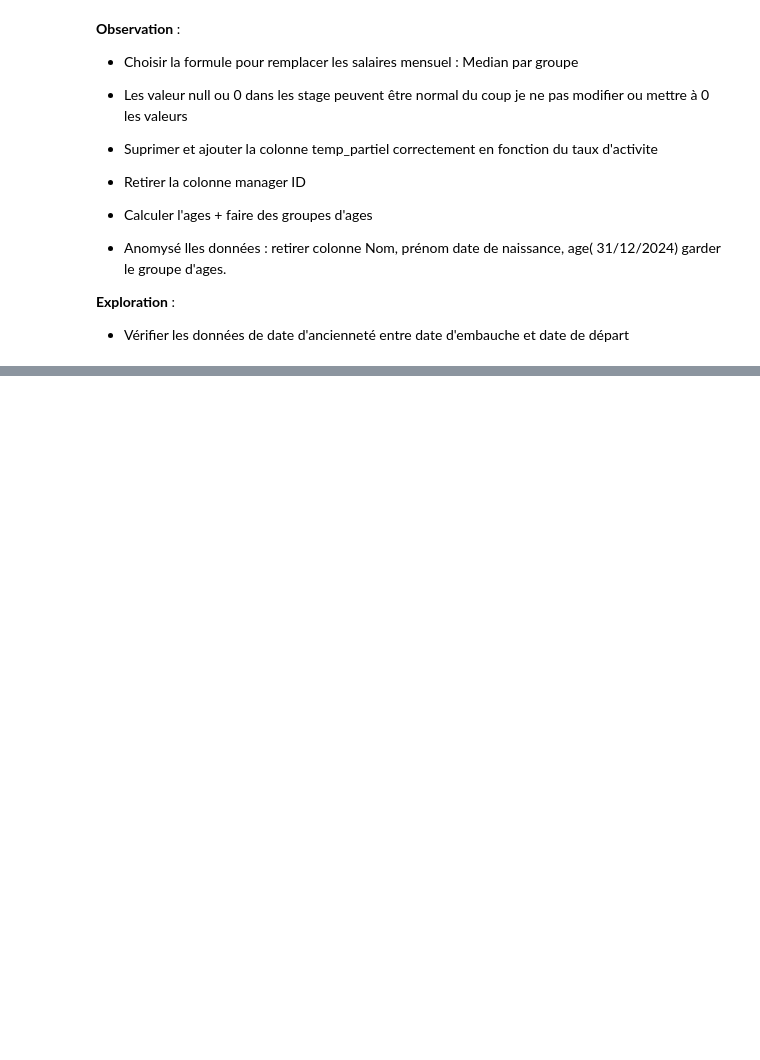
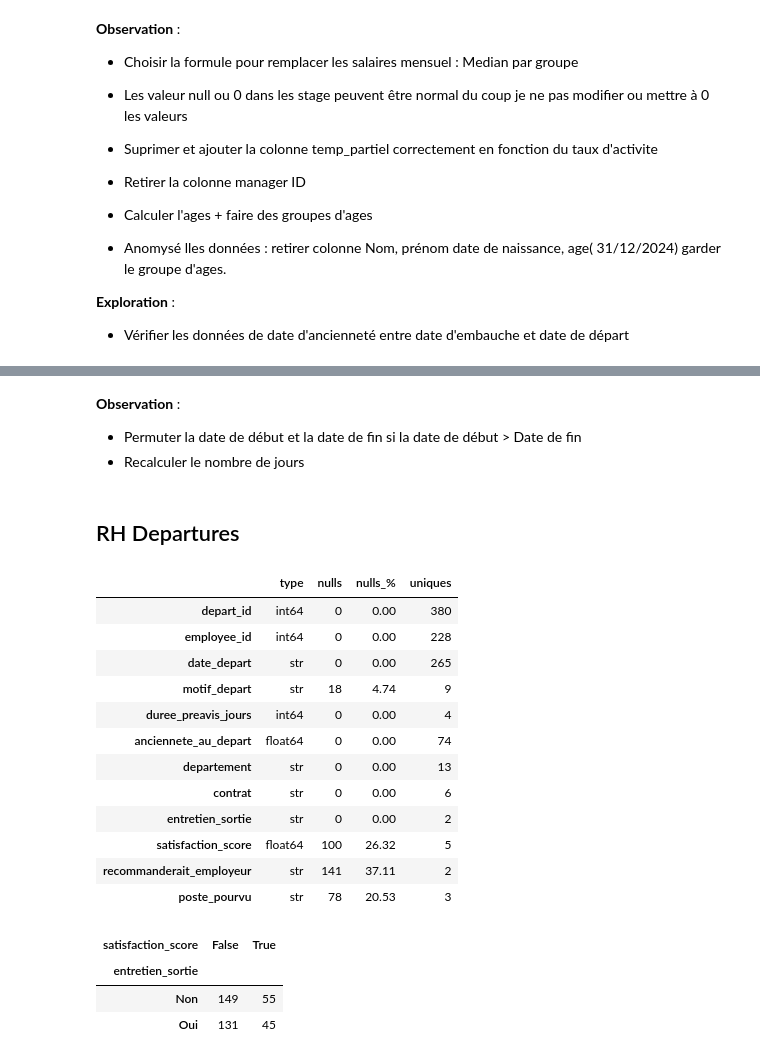
Before and after one commit to BrAk10/Projet-Data-RH, a Jupyter notebook: Code Python.ipynb, the cells around one changed output, grey strips where cells are left out. Cells and saved outputs as stored; diff of their text form; code cells hidden in the pictures; blank space fills up the shorter version.

Commit message:
Exploration dataset rh et departures

```diff
--- a/Code Python.ipynb
+++ b/Code Python.ipynb
@@ -313,0 +469,36 @@ rh_employees[rh_employees['anciennete_annees'] < 0 ]
+# %% [markdown]
+**Observation** :
+
+* Permuter la date de début et la date de fin si la date de début > Date de fin
+* Recalculer le nombre de jours
+# %% [markdown]
+## RH Departures
+# %%
+detail = pd.DataFrame({
+    'type': rh_departures.dtypes,
+    'nulls': rh_departures.isna().sum(),
+    'nulls_%': (rh_departures.isna().mean() * 100).round(2),
+    'uniques': rh_departures.nunique(),
+})
+display(detail)
+# %% [output]
+|  | type | nulls | nulls_% | uniques |
+| depart_id | int64 | 0 | 0.00 | 380 |
+| employee_id | int64 | 0 | 0.00 | 228 |
+| date_depart | str | 0 | 0.00 | 265 |
+| motif_depart | str | 18 | 4.74 | 9 |
+| duree_preavis_jours | int64 | 0 | 0.00 | 4 |
+| anciennete_au_depart | float64 | 0 | 0.00 | 74 |
+| departement | str | 0 | 0.00 | 13 |
+| contrat | str | 0 | 0.00 | 6 |
+| entretien_sortie | str | 0 | 0.00 | 2 |
+| satisfaction_score | float64 | 100 | 26.32 | 5 |
+| recommanderait_employeur | str | 141 | 37.11 | 2 |
+| poste_pourvu | str | 78 | 20.53 | 3 |
+# %%
+pd.crosstab(rh_departures['entretien_sortie'], rh_departures['satisfaction_score'].isna())
+# %% [output]
+| satisfaction_score | False | True |
+| entretien_sortie |  |  |
+| Non | 149 | 55 |
+| Oui | 131 | 45 |
```
Also changed, not shown: parts of 12 cells of this notebook.
